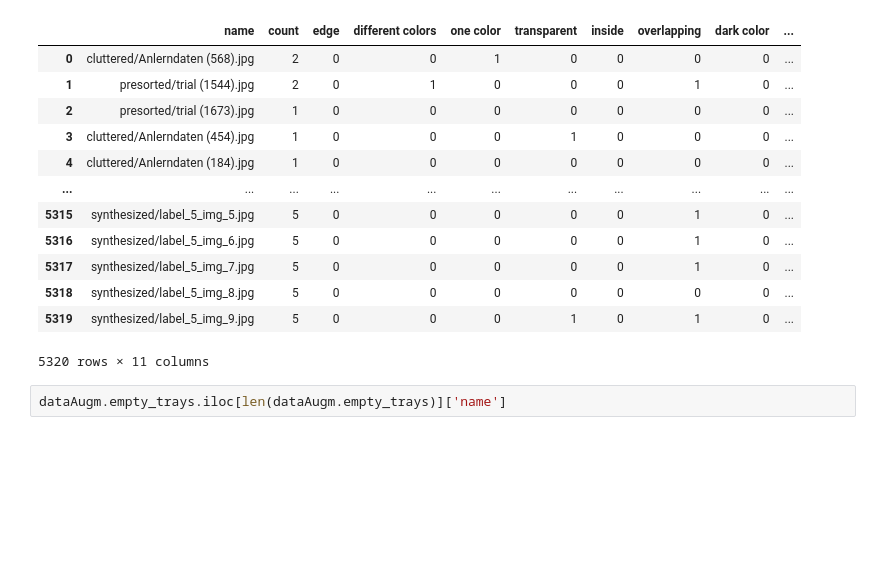
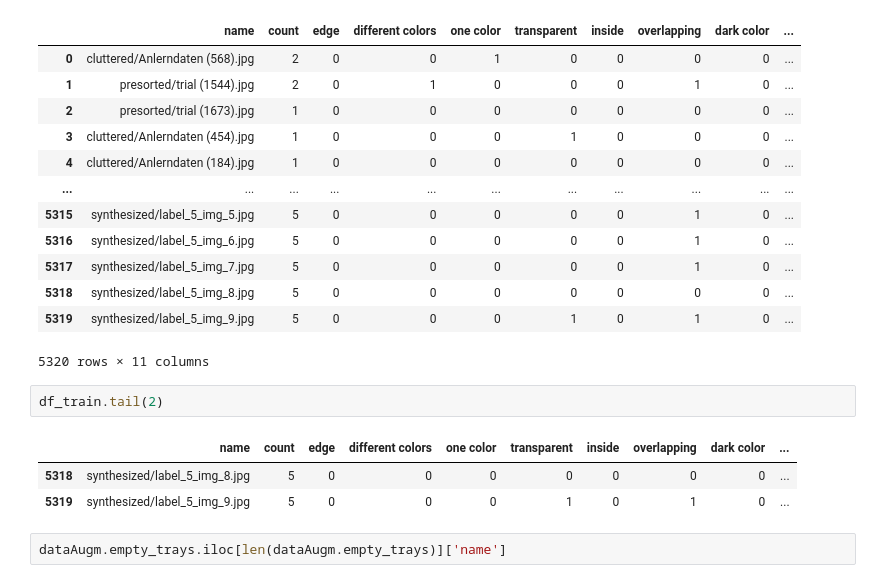
Before and after one commit to eismont21/AnomaliesRecycling, a Jupyter notebook: notebooks/DataAugmentation.ipynb, the cells around one changed output. Cells and saved outputs as stored; diff of their text form; blank space fills up the shorter version.

```diff
--- a/notebooks/DataAugmentation.ipynb
+++ b/notebooks/DataAugmentation.ipynb
@@ -88,6 +88,12 @@ df_train
 | 5318 | synthesized/label_5_img_8.jpg | 5 | 0 | 0 | 0 | 0 | 0 | 0 | 0 | ... |
 | 5319 | synthesized/label_5_img_9.jpg | 5 | 0 | 0 | 0 | 1 | 0 | 1 | 0 | ... |
 5320 rows × 11 columns
+# %%
+df_train.tail(2)
+# %% [output]
+|  | name | count | edge | different colors | one color | transparent | inside | overlapping | dark color | ... |
+| 5318 | synthesized/label_5_img_8.jpg | 5 | 0 | 0 | 0 | 0 | 0 | 0 | 0 | ... |
+| 5319 | synthesized/label_5_img_9.jpg | 5 | 0 | 0 | 0 | 1 | 0 | 1 | 0 | ... |
 # %%
 dataAugm.empty_trays.iloc[len(dataAugm.empty_trays)]['name']
 # %% [output]
```
Also changed, not shown: 4 other files.
